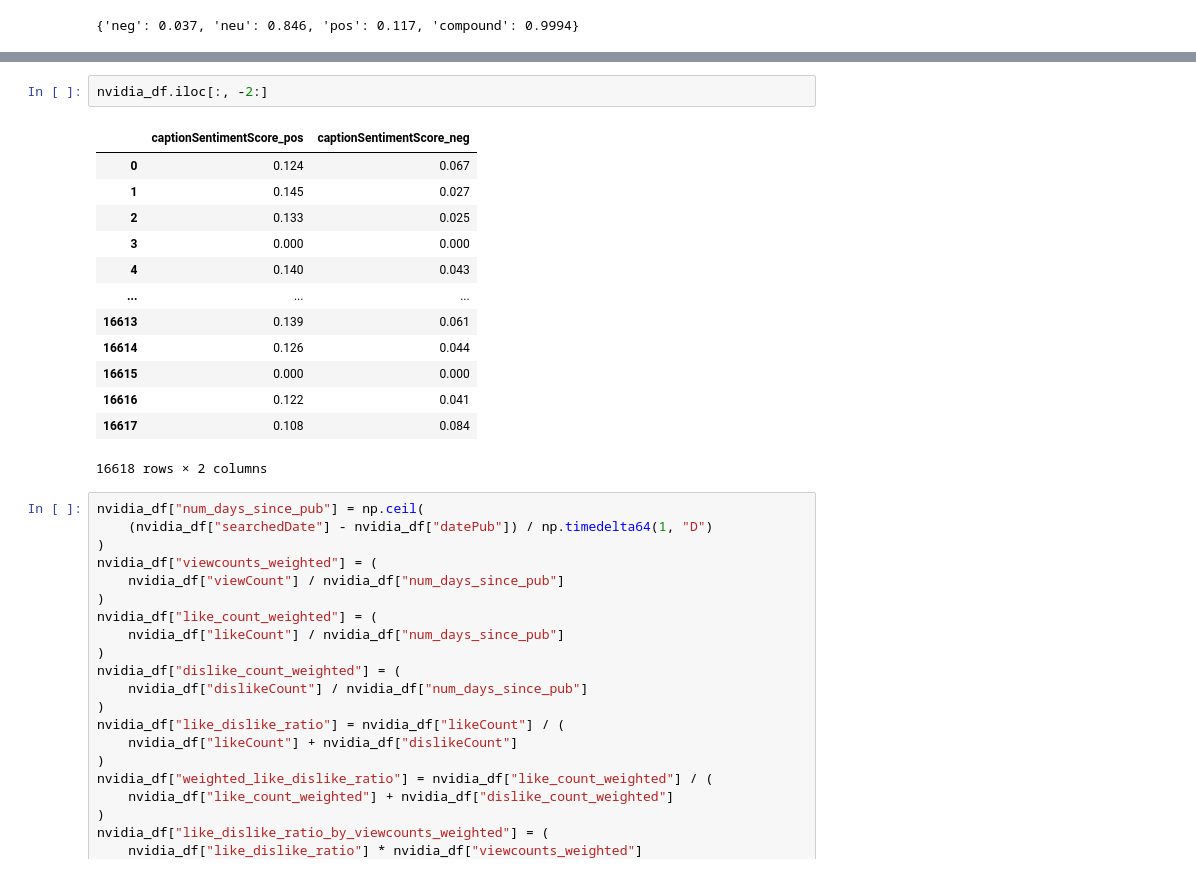
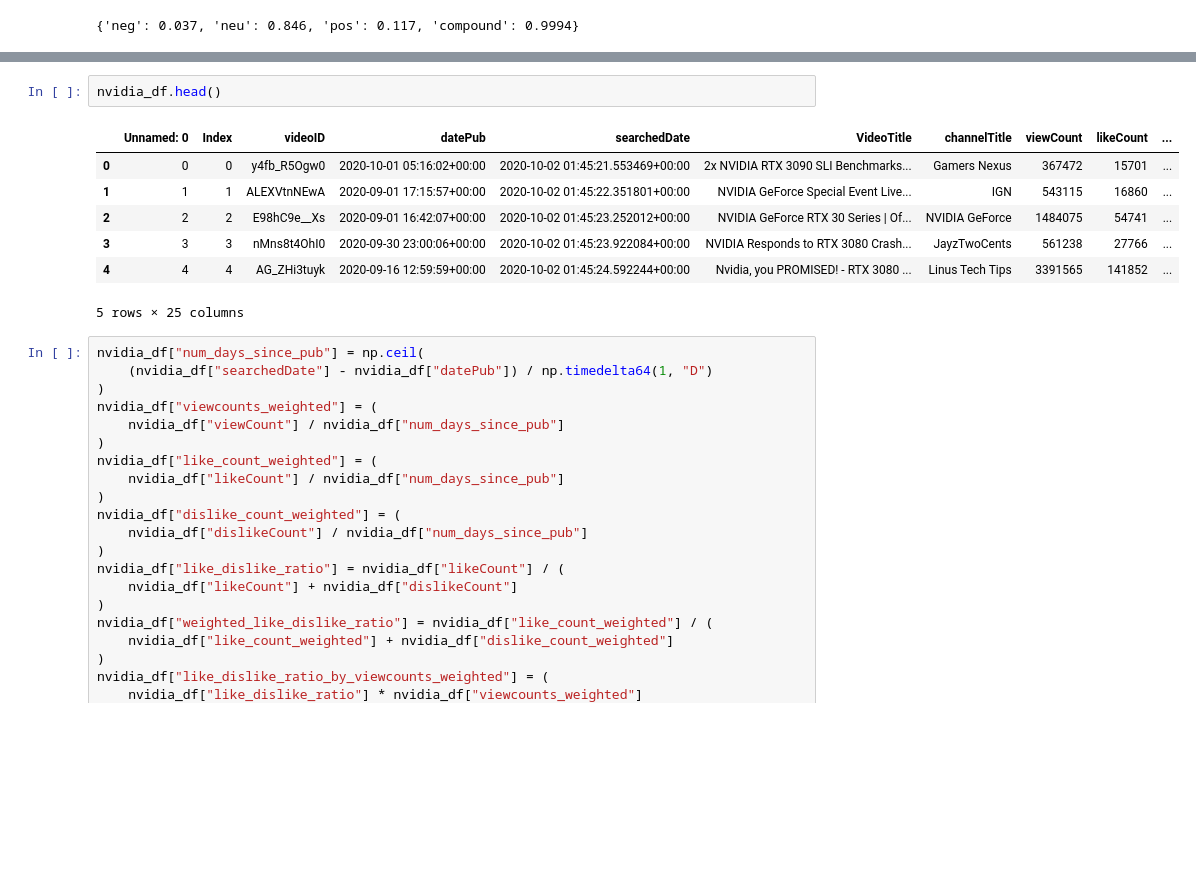
Before and after one commit to Cloblak/youtube_content_based_stock_prediction, a Jupyter notebook: 10_code/X_FeatureBuilding_10MAR.ipynb, the cells around one changed output, grey strips where cells are left out. Drawn from its saved outputs; the diff is of its cells as text; blank space fills up the shorter version.

```diff
--- a/10_code/X_FeatureBuilding_10MAR.ipynb
+++ b/10_code/X_FeatureBuilding_10MAR.ipynb
@@ -106,19 +109,13 @@ nvidia_df.tail(10)
-# %%
-nvidia_df.iloc[:, -2:]
-# %% [output]
-|  | captionSentimentScore_pos | captionSentimentScore_neg |
-| 0 | 0.124 | 0.067 |
-| 1 | 0.145 | 0.027 |
-| 2 | 0.133 | 0.025 |
-| 3 | 0.000 | 0.000 |
-| 4 | 0.140 | 0.043 |
-| ... | ... | ... |
-| 16613 | 0.139 | 0.061 |
-| 16614 | 0.126 | 0.044 |
-| 16615 | 0.000 | 0.000 |
-| 16616 | 0.122 | 0.041 |
-| 16617 | 0.108 | 0.084 |
-16618 rows × 2 columns
+# %%
+nvidia_df.head()
+# %% [output]
+|  | Unnamed: 0 | Index | videoID | datePub | searchedDate | VideoTitle | channelTitle | viewCount | likeCount | ... |
+| 0 | 0 | 0 | y4fb_R5Ogw0 | 2020-10-01 05:16:02+00:00 | 2020-10-02 01:45:21.553469+00:00 | 2x NVIDIA RTX 3090 SLI Benchmarks... | Gamers Nexus | 367472 | 15701 | ... |
+| 1 | 1 | 1 | ALEXVtnNEwA | 2020-09-01 17:15:57+00:00 | 2020-10-02 01:45:22.351801+00:00 | NVIDIA GeForce Special Event Live... | IGN | 543115 | 16860 | ... |
+| 2 | 2 | 2 | E98hC9e__Xs | 2020-09-01 16:42:07+00:00 | 2020-10-02 01:45:23.252012+00:00 | NVIDIA GeForce RTX 30 Series | Of... | NVIDIA GeForce | 1484075 | 54741 | ... |
+| 3 | 3 | 3 | nMns8t4OhI0 | 2020-09-30 23:00:06+00:00 | 2020-10-02 01:45:23.922084+00:00 | NVIDIA Responds to RTX 3080 Crash... | JayzTwoCents | 561238 | 27766 | ... |
+| 4 | 4 | 4 | AG_ZHi3tuyk | 2020-09-16 12:59:59+00:00 | 2020-10-02 01:45:24.592244+00:00 | Nvidia, you PROMISED! - RTX 3080 ... | Linus Tech Tips | 3391565 | 141852 | ... |
+5 rows × 25 columns
 # %%
 nvidia_df["num_days_since_pub"] = np.ceil(
     (nvidia_df["searchedDate"] - nvidia_df["datePub"]) / np.timedelta64(1, "D")
```
Also changed, not shown: parts of 16 cells of this notebook, 9 other files.
